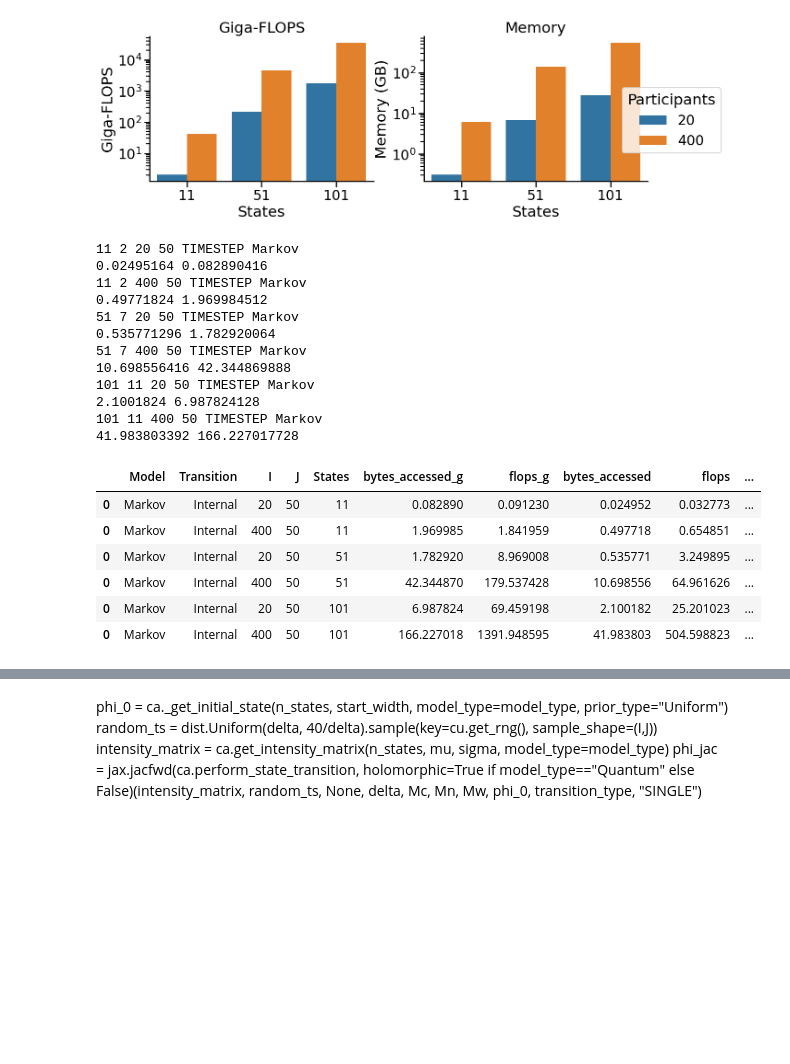
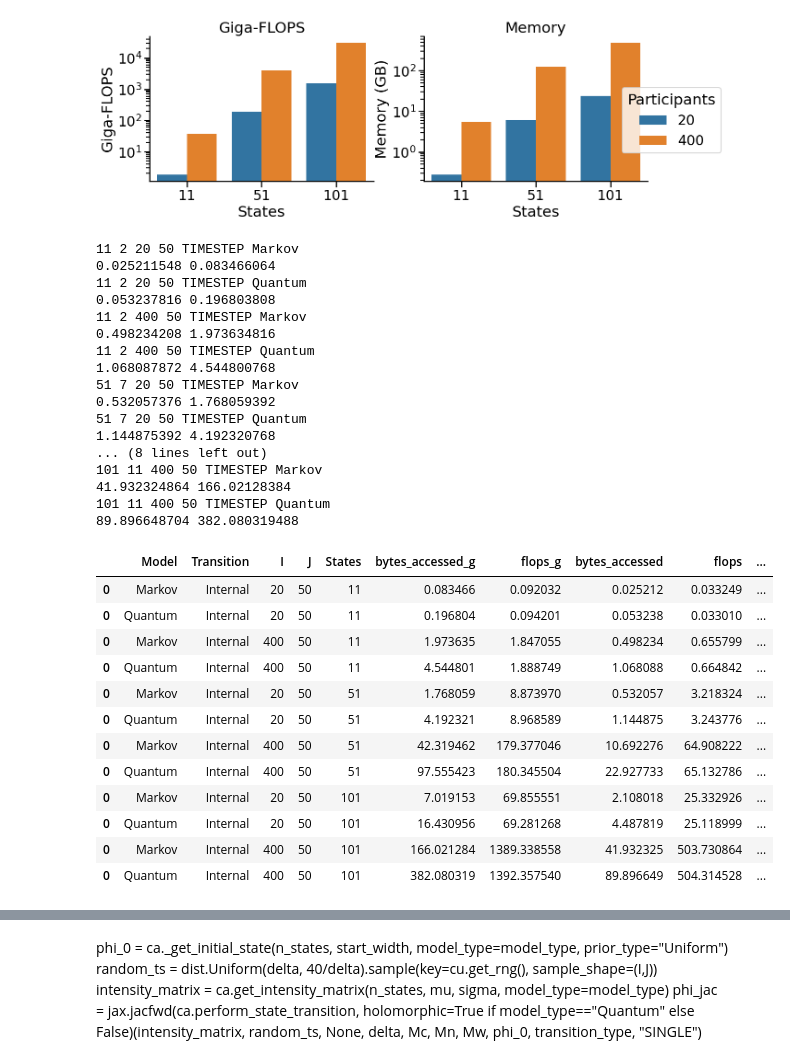
Before and after one commit to rkmalaiya/stochastic_cognitive_dynamics, a Jupyter notebook: poc/examine_memory.ipynb, the cells around one changed output, grey strips where cells are left out. Saved outputs shown, nothing was run; the diff lists cells and outputs as text; code cells hidden in the pictures; blank space fills up the shorter version.

```diff
--- a/poc/examine_memory.ipynb
+++ b/poc/examine_memory.ipynb
@@ -500,20 +502,21 @@ with sns.plotting_context("talk", font_scale=1.3):
 p_s = perform_state_transition
 likl = likelihood
 import itertools as iter
-n_states_arr, start_width_arr, delta, measurement_prob,  = [11, 51, 101], [2, 7, 11], 0.5, 0.8
+n_states_arr, rw, start_width_arr, delta, measurement_prob,  = [11, 51, 101], [1, 5, 10], [2, 7, 11], 0.5, 0.8
 threshold, measurement_prob, drift_rate, diffusion_rate = 1, 1, np.tile(1,(I,1)), np.tile(2,(I,1))
 #model_type = "Quantum"
 #transition_type="RT"
 I_arr, J_arr = [20, 400], [50] #,1000,10000
 transition_type_arr = ["TIMESTEP"]#, "TIMESTEP"]
-model_type_arr = ["Markov"]
+model_type_arr = ["Markov", "Quantum"]
 df_memory = []
-for (n_states, start_width), (I, J, transition_type, model_type) in iter.product(zip(n_states_arr, start_width_arr), iter.product(I_arr, J_arr, transition_type_arr, model_type_arr)):
+for (n_states, start_width, rw), (I, J, transition_type, model_type) in iter.product(zip(n_states_arr, start_width_arr, rw), iter.product(I_arr, J_arr, transition_type_arr, model_type_arr)):
     print(n_states, start_width, I, J, transition_type, model_type)
 
     mu, sigma = np.tile(1,(I,1)), np.tile(2,(I,1))
-    Mc, Mw, Mn = ca._get_measurement_matrix(n_states, threshold, prob=measurement_prob, model_type = model_type)
-    phi_0 = ca._get_initial_state(n_states, start_width, model_type=model_type, prior_type="Uniform")
+    Mc, Mw, Mn = ca._get_measurement_matrix(n_states, response_width = rw, prob=measurement_prob, model_type = model_type)
+    Mid1 = (ns-2*rw)//2
+    phi_0 = ca._get_initial_state(n_states, Mid1-1, model_type=model_type, prior_type="Uniform")
 
     random_ts = dist.Uniform(delta, 40/delta).sample(key=cu.get_rng(), sample_shape=(I,J))
 
@@ -526,7 +529,7 @@ for (n_states, start_width), (I, J, transition_type, model_type) in iter.product
     #        phi_0, delta, transition_type, "SINGLE"
     #        ).cost_analysis()
     ns=np.ceil(random_ts/delta)
-    fn_g = jax.grad(likl, holomorphic=True if model_type == "Quantum" else False)
+    fn_g = jax.grad(likl)#, holomorphic=True if model_type == "Quantum" else False)
     cost_st_tr_g = jax.jit(fn_g, static_argnames=["transition_type", "likelihood_type", "model_type"]).lower(
     intensity_matrix, phi_0, delta, random_ts,#t,
     np.asarray([[1]]),Mc, Mw, Mn,transition_type,"SINGLE",
@@ -554,44 +557,55 @@ for (n_states, start_width), (I, J, transition_type, model_type) in iter.product
         "Model":model_type,
         "Transition":"External" if transition_type == "RT" else "Internal",
         "I":I,
         "J":J,
         "States":n_states,
         "bytes_accessed_g": [cost_st_tr_g["bytes accessed"] / 1000000000], # to get GB
         "flops_g": [cost_st_tr_g["flops"]/ 1000000000] , # to get gigaflops
 
         #"bytes_accessed_s": [cost_st_tr_s["bytes accessed"] / 1000000000], # to get GB
         #"flops_s": [cost_st_tr_s["flops"]/ 1000000000] , # to get gigaflops
 
         "bytes_accessed": [cost_st_tr["bytes accessed"] / 1000000000], # to get GB
         "flops": [cost_st_tr["flops"]/ 1000000000] , # to get gigaflops
 
     #    "matrix_orig":[intensity_matrix.size],
     #    "matrix_jac":[phi_jac.size],
     #    "matrix_memory":[(intensity_matrix.size * phi_jac.itemsize) / 1000000],
     #    "jac_memory":[(phi_jac.size * phi_jac.itemsize) / 1000000] # to get MB
     })
     print(cost_st_tr["bytes accessed"] / 1000000000, cost_st_tr_g["bytes accessed"] / 1000000000)
     #print(intensity_matrix.size, phi_jac.size)
     df_memory.append(df_t)
 df_memory = pd.concat(df_memory).assign(state="Continuous")
 df_memory
 # %% [output]
 11 2 20 50 TIMESTEP Markov
-0.02495164 0.082890416
+0.025211548 0.083466064
+11 2 20 50 TIMESTEP Quantum
+0.053237816 0.196803808
 11 2 400 50 TIMESTEP Markov
-0.49771824 1.969984512
+0.498234208 1.973634816
+11 2 400 50 TIMESTEP Quantum
+1.068087872 4.544800768
 51 7 20 50 TIMESTEP Markov
-0.535771296 1.782920064
-51 7 400 50 TIMESTEP Markov
-10.698556416 42.344869888
-101 11 20 50 TIMESTEP Markov
-2.1001824 6.987824128
+0.532057376 1.768059392
+51 7 20 50 TIMESTEP Quantum
+1.144875392 4.192320768
+... (8 lines left out)
 101 11 400 50 TIMESTEP Markov
-41.983803392 166.227017728
+41.932324864 166.02128384
+101 11 400 50 TIMESTEP Quantum
+89.896648704 382.080319488
 |  | Model | Transition | I | J | States | bytes_accessed_g | flops_g | bytes_accessed | flops | ... |
-| 0 | Markov | Internal | 20 | 50 | 11 | 0.082890 | 0.091230 | 0.024952 | 0.032773 | ... |
-| 0 | Markov | Internal | 400 | 50 | 11 | 1.969985 | 1.841959 | 0.497718 | 0.654851 | ... |
-| 0 | Markov | Internal | 20 | 50 | 51 | 1.782920 | 8.969008 | 0.535771 | 3.249895 | ... |
-| 0 | Markov | Internal | 400 | 50 | 51 | 42.344870 | 179.537428 | 10.698556 | 64.961626 | ... |
-| 0 | Markov | Internal | 20 | 50 | 101 | 6.987824 | 69.459198 | 2.100182 | 25.201023 | ... |
-| 0 | Markov | Internal | 400 | 50 | 101 | 166.227018 | 1391.948595 | 41.983803 | 504.598823 | ... |
+| 0 | Markov | Internal | 20 | 50 | 11 | 0.083466 | 0.092032 | 0.025212 | 0.033249 | ... |
+| 0 | Quantum | Internal | 20 | 50 | 11 | 0.196804 | 0.094201 | 0.053238 | 0.033010 | ... |
+| 0 | Markov | Internal | 400 | 50 | 11 | 1.973635 | 1.847055 | 0.498234 | 0.655799 | ... |
+| 0 | Quantum | Internal | 400 | 50 | 11 | 4.544801 | 1.888749 | 1.068088 | 0.664842 | ... |
+| 0 | Markov | Internal | 20 | 50 | 51 | 1.768059 | 8.873970 | 0.532057 | 3.218324 | ... |
+| 0 | Quantum | Internal | 20 | 50 | 51 | 4.192321 | 8.968589 | 1.144875 | 3.243776 | ... |
+| 0 | Markov | Internal | 400 | 50 | 51 | 42.319462 | 179.377046 | 10.692276 | 64.908222 | ... |
+| 0 | Quantum | Internal | 400 | 50 | 51 | 97.555423 | 180.345504 | 22.927733 | 65.132786 | ... |
+| 0 | Markov | Internal | 20 | 50 | 101 | 7.019153 | 69.855551 | 2.108018 | 25.332926 | ... |
+| 0 | Quantum | Internal | 20 | 50 | 101 | 16.430956 | 69.281268 | 4.487819 | 25.118999 | ... |
+| 0 | Markov | Internal | 400 | 50 | 101 | 166.021284 | 1389.338558 | 41.932325 | 503.730864 | ... |
+| 0 | Quantum | Internal | 400 | 50 | 101 | 382.080319 | 1392.357540 | 89.896649 | 504.314528 | ... |
```
Also changed, not shown: parts of 8 cells of this notebook, 4 other files.
